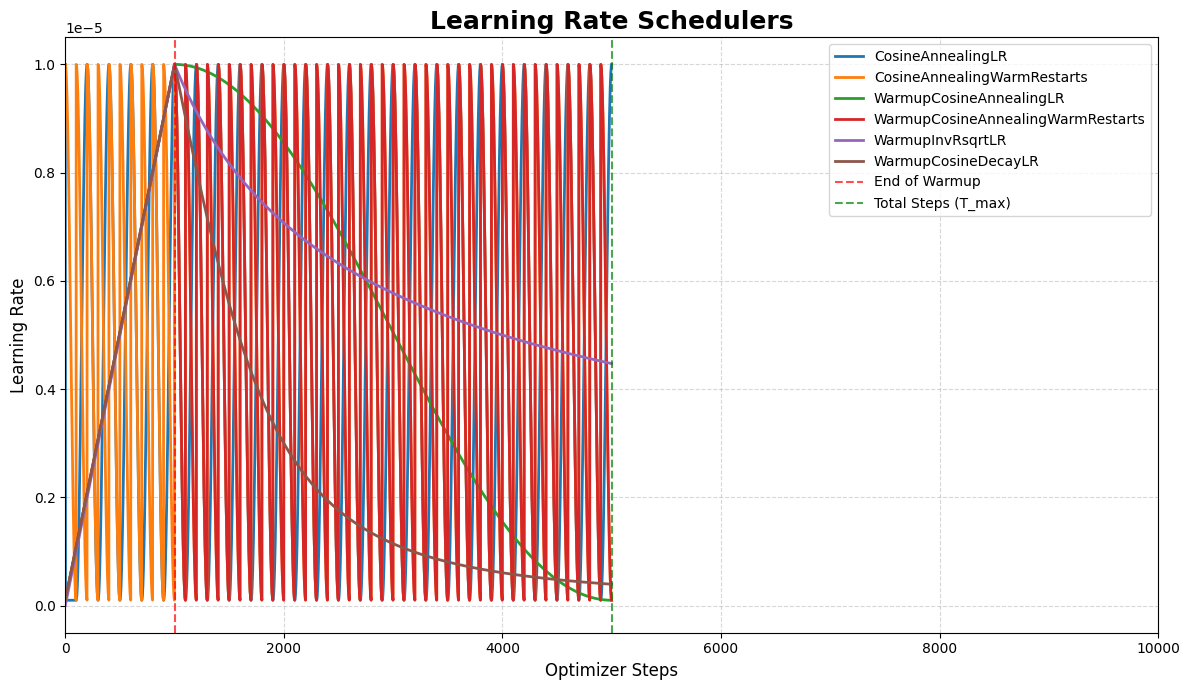
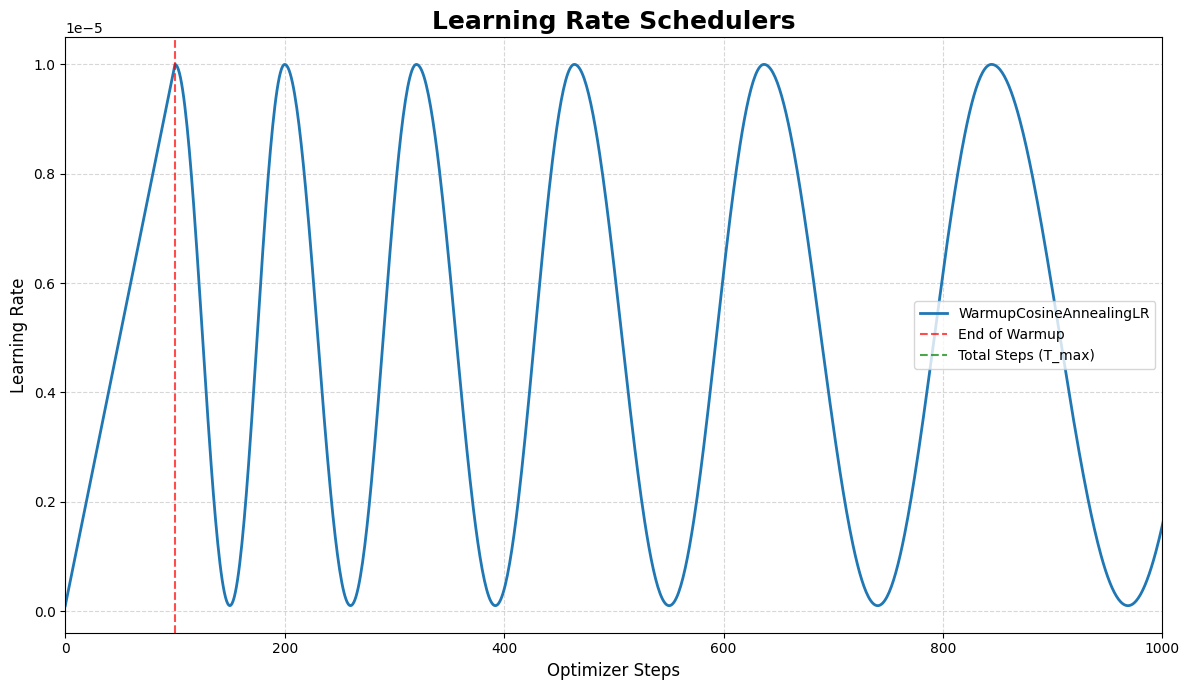
Unified diff of the notebook cell whose output changed from the first chart to the second:
--- before
+++ after
@@ -1,5 +1,6 @@
 plt.figure(figsize=(12, 7))
 for name, lrs in histories.items():
-    plt.plot(lrs, label=name, linewidth=2)
+    if (name == 'WarmupCosineAnnealing') or (name == WarmupCosineAnnealingWarmRestarts):
+        plt.plot(lrs, label=name, linewidth=2)
     
 plt.axvline(x=warmup_steps, color='r', linestyle='--', alpha=0.7, label='End of Warmup')

Commit: Update.